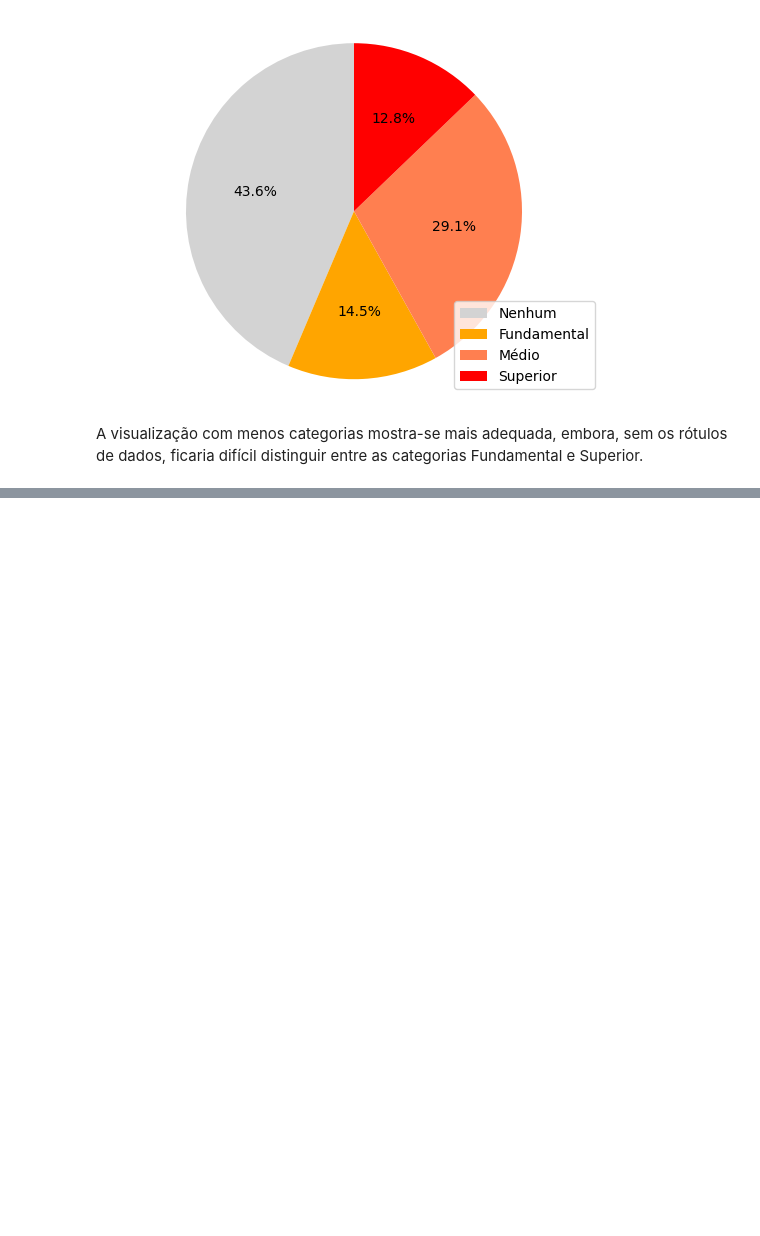
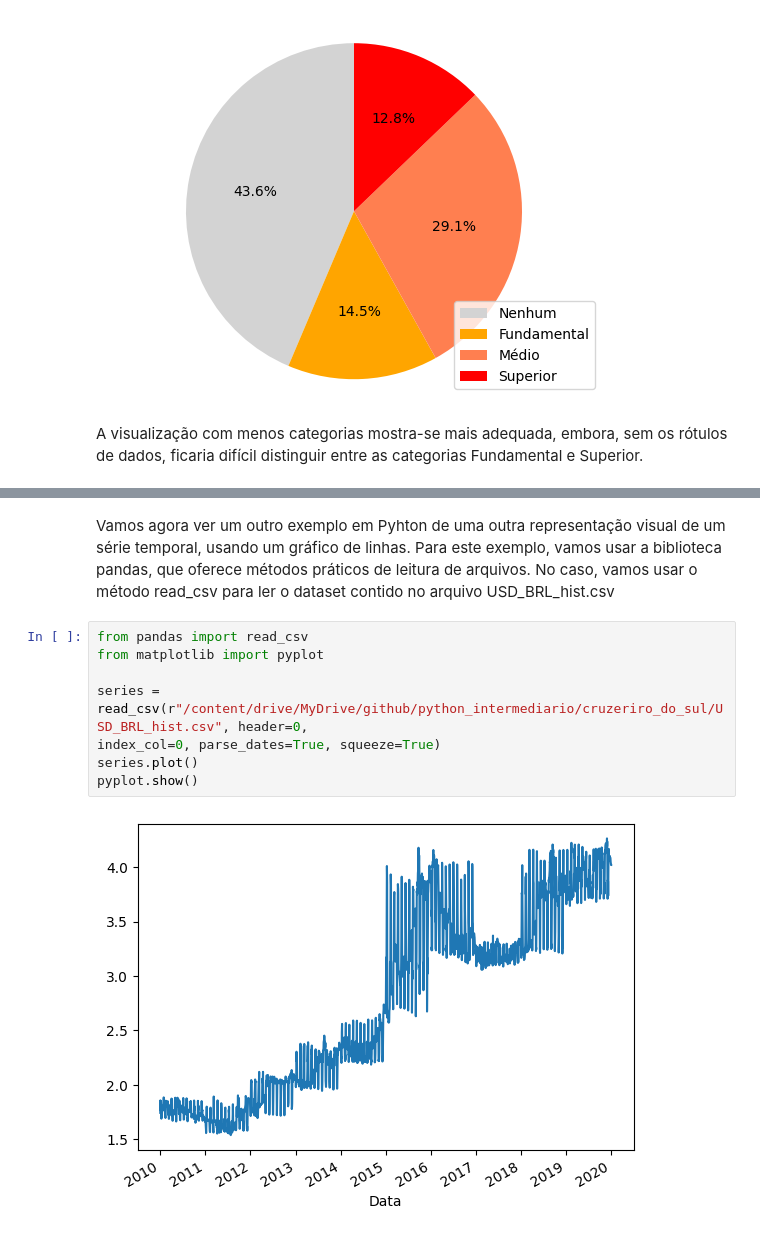
Before and after one commit to KARINAgoncalvesSOARES/Matplotlib, a Jupyter notebook: visualisacao_da_informacao.ipynb, the cells around one changed output, grey strips where cells are left out. Saved outputs shown, nothing was run; the diff lists cells and outputs as text; blank space fills up the shorter version.

```diff
--- a/visualisacao_da_informacao.ipynb
+++ b/visualisacao_da_informacao.ipynb
@@ -185,0 +246,16 @@ A visualização com menos categorias mostra-se mais adequada, embora, sem os r
+# %% [markdown]
+Vamos agora ver um outro exemplo em Pyhton de uma outra
+representação visual de um série temporal, usando um gráfico de linhas.
+Para este exemplo, vamos usar a biblioteca pandas, que oferece
+métodos práticos de leitura de arquivos. No caso, vamos usar o método
+read_csv para ler o dataset contido no arquivo USD_BRL_hist.csv
+# %%
+from pandas import read_csv
+from matplotlib import pyplot
+
+series = read_csv(r"/content/drive/MyDrive/github/python_intermediario/cruzeriro_do_sul/USD_BRL_hist.csv", header=0,
+index_col=0, parse_dates=True, squeeze=True)
+series.plot()
+pyplot.show()
+# %% [output]
+[figure, added]
```
Also changed, not shown: parts of 13 cells of this notebook.
